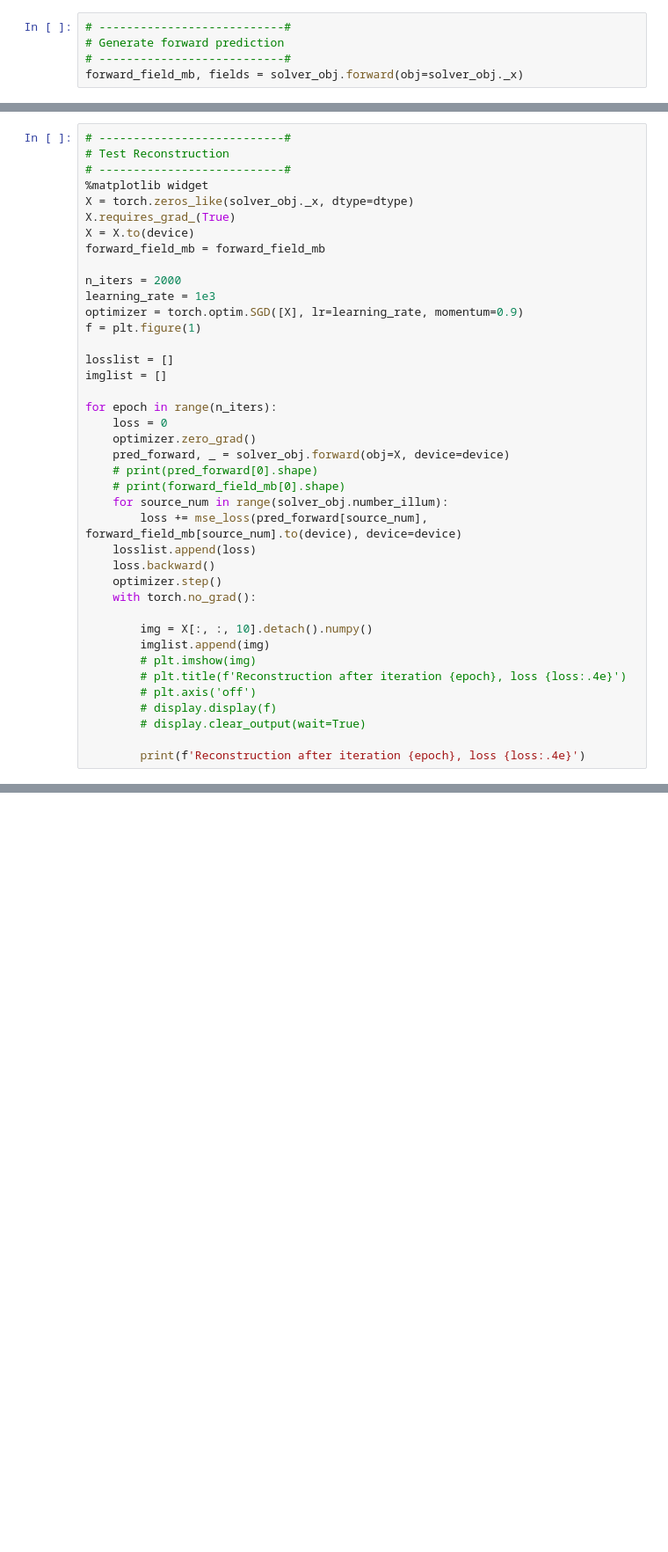
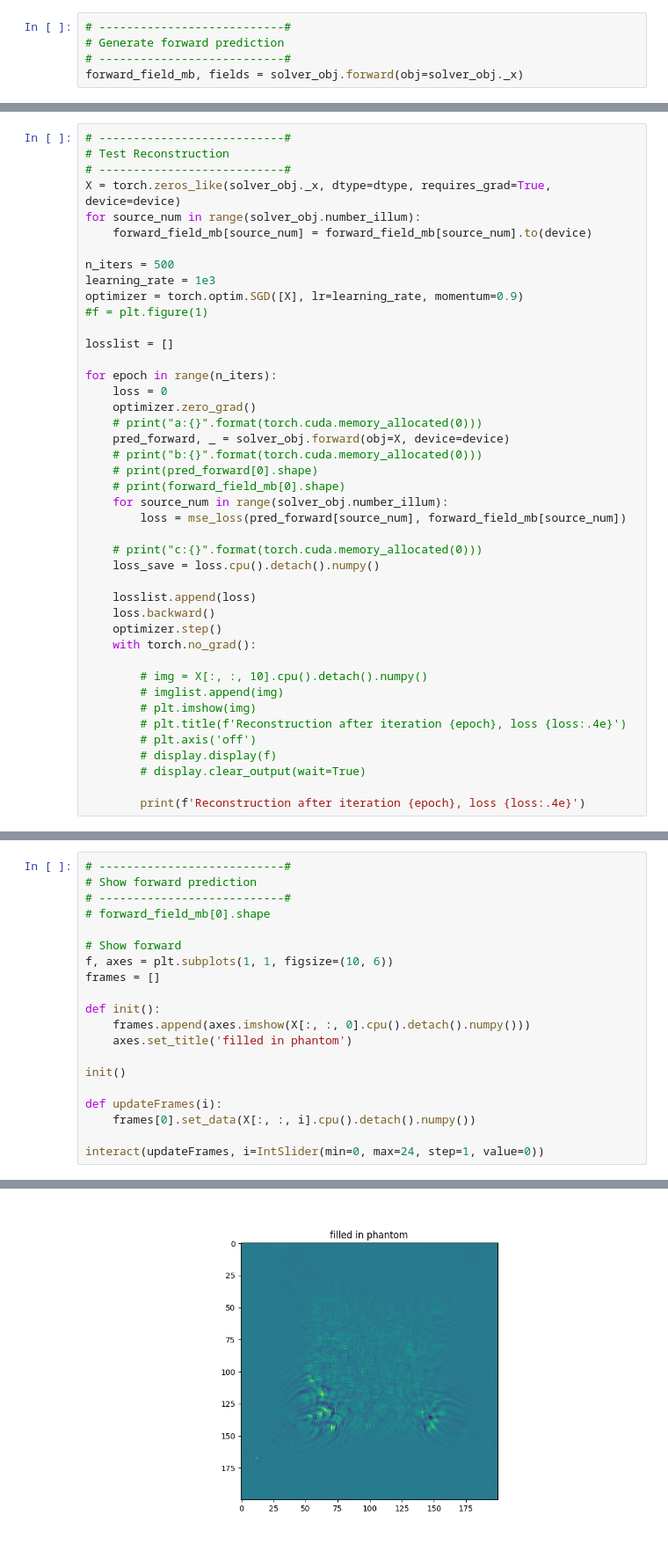
Before and after one commit to mingxuancai/FluoPhaseRecon, a Jupyter notebook: main.ipynb, the cells around one changed output, grey strips where cells are left out. Shown at 88% size. Drawn from its saved outputs; the diff is of its cells as text; blank space fills up the shorter version.

```diff
--- a/main.ipynb
+++ b/main.ipynb
@@ -123,35 +127,38 @@ interactive(children=(IntSlider(value=0, description='i', max=9), Output()), _do
 # ---------------------------#
 # Test Reconstruction
 # ---------------------------#
-%matplotlib widget
-X = torch.zeros_like(solver_obj._x, dtype=dtype)
-X.requires_grad_(True)
-X = X.to(device)
-forward_field_mb = forward_field_mb
+X = torch.zeros_like(solver_obj._x, dtype=dtype, requires_grad=True, device=device)
+for source_num in range(solver_obj.number_illum):
+    forward_field_mb[source_num] = forward_field_mb[source_num].to(device)
 
-n_iters = 2000
+n_iters = 500
 learning_rate = 1e3
 optimizer = torch.optim.SGD([X], lr=learning_rate, momentum=0.9)
-f = plt.figure(1)
+#f = plt.figure(1)
 
 losslist = []
-imglist = []
 
 for epoch in range(n_iters):
     loss = 0
     optimizer.zero_grad()
+    # print("a:{}".format(torch.cuda.memory_allocated(0)))
     pred_forward, _ = solver_obj.forward(obj=X, device=device)
+    # print("b:{}".format(torch.cuda.memory_allocated(0)))
     # print(pred_forward[0].shape)
     # print(forward_field_mb[0].shape)
     for source_num in range(solver_obj.number_illum):
-        loss += mse_loss(pred_forward[source_num], forward_field_mb[source_num].to(device), device=device)
+        loss = mse_loss(pred_forward[source_num], forward_field_mb[source_num])
+
+    # print("c:{}".format(torch.cuda.memory_allocated(0)))
+    loss_save = loss.cpu().detach().numpy()
+
     losslist.append(loss)
     loss.backward()
     optimizer.step()
     with torch.no_grad():
 
-        img = X[:, :, 10].detach().numpy()
-        imglist.append(img)
+        # img = X[:, :, 10].cpu().detach().numpy()
+        # imglist.append(img)
         # plt.imshow(img)
         # plt.title(f'Reconstruction after iteration {epoch}, loss {loss:.4e}')
         # plt.axis('off')
@@ -199,0 +182,21 @@ plt.imshow(X[:, :, 10].detach().numpy())
+# %%
+# ---------------------------#
+# Show forward prediction
+# ---------------------------#
+# forward_field_mb[0].shape
+
+# Show forward
+f, axes = plt.subplots(1, 1, figsize=(10, 6))
+frames = []
+
+def init():
+    frames.append(axes.imshow(X[:, :, 0].cpu().detach().numpy()))
+    axes.set_title('filled in phantom')
+
+init()
+
+def updateFrames(i):
+    frames[0].set_data(X[:, :, i].cpu().detach().numpy())
+
+interact(updateFrames, i=IntSlider(min=0, max=24, step=1, value=0))
+# %% [output]
@@ -199,0 +205 @@ plt.imshow(X[:, :, 10].detach().numpy())
+[figure, added]
```
Also changed, not shown: parts of 11 cells of this notebook, 2 other files.
